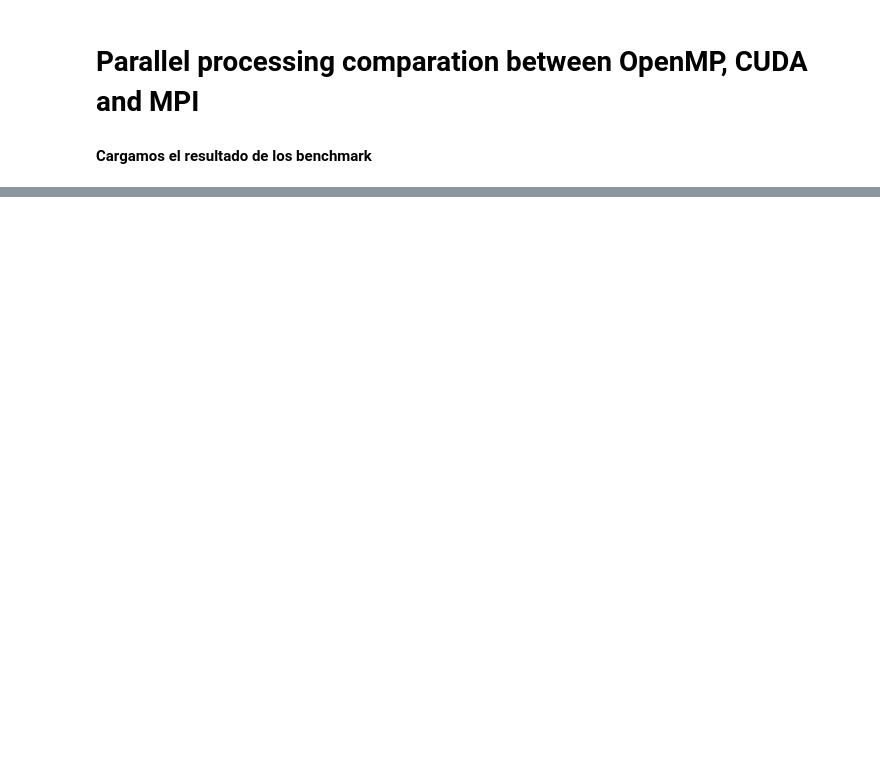
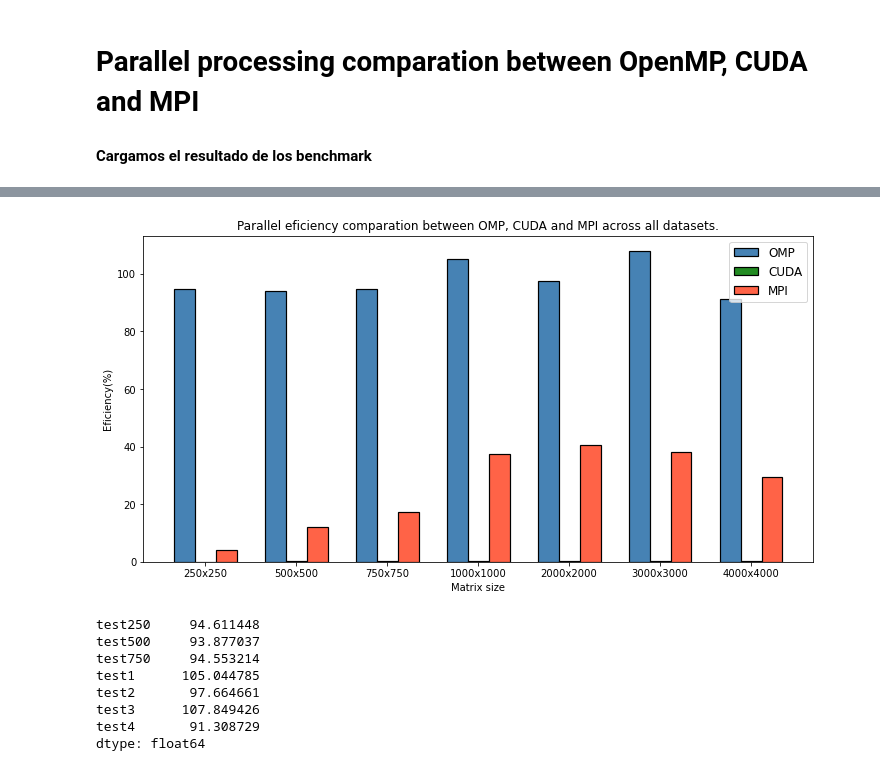
Before and after one commit to RubisRage/Parallel-matrix-multiplication, a Jupyter notebook: performance-analysis.ipynb, the cells around one changed output, grey strips where cells are left out. Saved outputs shown, nothing was run; the diff lists cells and outputs as text; code cells hidden in the pictures; blank space fills up the shorter version.

```diff
--- a/performance-analysis.ipynb
+++ b/performance-analysis.ipynb
@@ -69,0 +71,33 @@ plt.show()
+# %%
+omp_cores = 4
+cuda_cores = 1664
+mpi_cores = 12
+
+omp_ef = 100*omp_sp/omp_cores
+cuda_ef = 100*cuda_sp/cuda_cores
+mpi_ef = 100*mpi_sp/mpi_cores
+
+fig, ax = plt.subplots()
+
+ax.bar(xaxis - width, omp_ef, width,label='OMP', color="steelblue", edgecolor='black', linewidth=edgewidth)
+ax.bar(xaxis, cuda_ef, width, color="forestgreen", tick_label=xlabel, label='CUDA', edgecolor='black', linewidth=edgewidth)
+ax.bar(xaxis + width, mpi_ef, width, color="tomato", label='MPI', edgecolor='black',linewidth=edgewidth)
+
+ax.set_title("Parallel eficiency comparation between OMP, CUDA and MPI across all datasets.")
+ax.set_ylabel("Eficiency(%)")
+ax.set_xlabel("Matrix size")
+ax.legend(fontsize=12)
+
+fig.set_size_inches((12,6))
+
+plt.show()
+# %% [output]
+[figure, added]
+test250     94.611448
+test500     93.877037
+test750     94.553214
+test1      105.044785
+test2       97.664661
+test3      107.849426
+test4       91.308729
+dtype: float64
```
Also changed, not shown: parts of 2 cells of this notebook.
